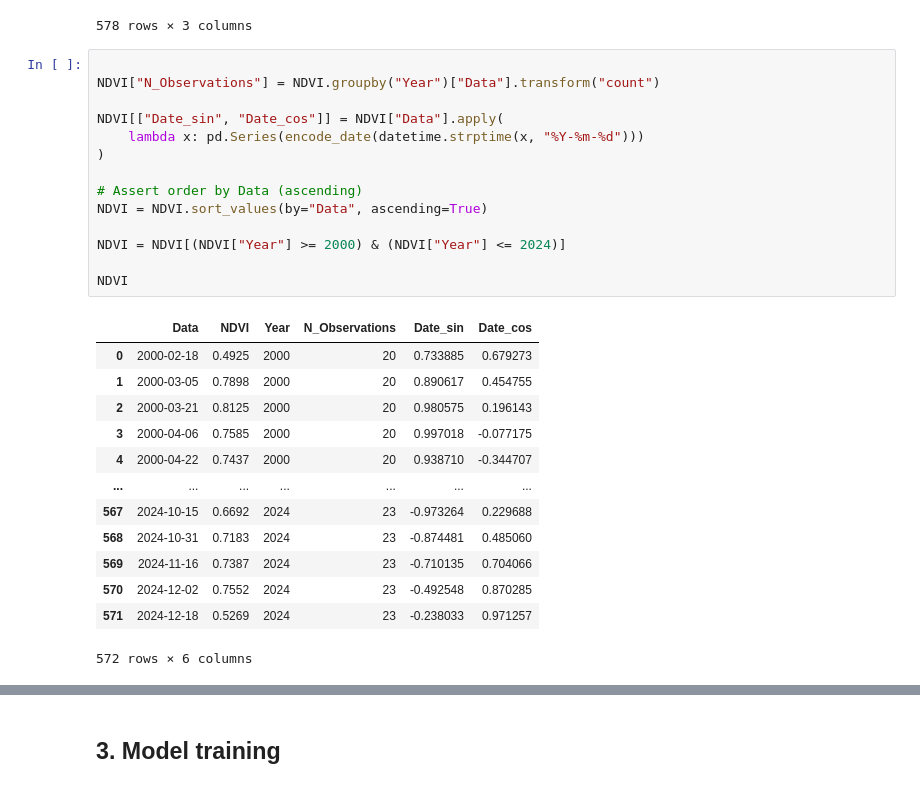
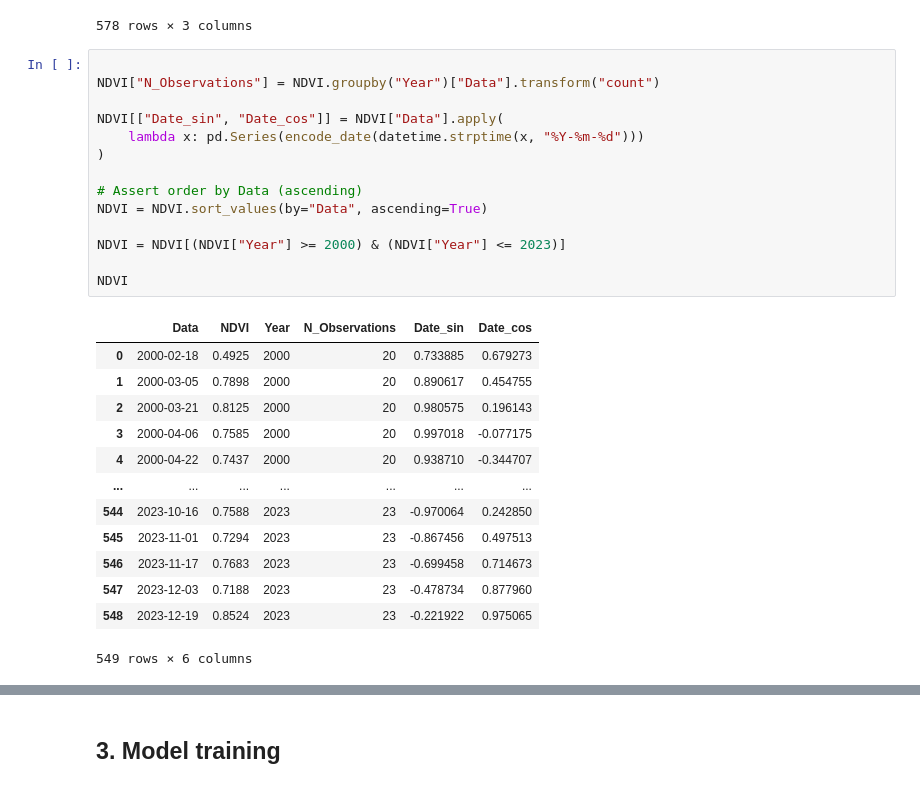
Before and after one commit to luisfuturist/ec-ingredion-2, a Jupyter notebook: src/2. Prediction.ipynb, the cells around one changed output, grey strips where cells are left out. Saved outputs shown, nothing was run; the diff lists cells and outputs as text.

```diff
--- a/src/2. Prediction.ipynb
+++ b/src/2. Prediction.ipynb
@@ -87,30 +92,30 @@ NDVI
 # %%
 
 NDVI["N_Observations"] = NDVI.groupby("Year")["Data"].transform("count")
 
 NDVI[["Date_sin", "Date_cos"]] = NDVI["Data"].apply(
     lambda x: pd.Series(encode_date(datetime.strptime(x, "%Y-%m-%d")))
 )
 
 # Assert order by Data (ascending)
 NDVI = NDVI.sort_values(by="Data", ascending=True)
 
-NDVI = NDVI[(NDVI["Year"] >= 2000) & (NDVI["Year"] <= 2024)]
+NDVI = NDVI[(NDVI["Year"] >= 2000) & (NDVI["Year"] <= 2023)]
 
 NDVI
 # %% [output]
 |  | Data | NDVI | Year | N_Observations | Date_sin | Date_cos |
 | 0 | 2000-02-18 | 0.4925 | 2000 | 20 | 0.733885 | 0.679273 |
 | 1 | 2000-03-05 | 0.7898 | 2000 | 20 | 0.890617 | 0.454755 |
 | 2 | 2000-03-21 | 0.8125 | 2000 | 20 | 0.980575 | 0.196143 |
 | 3 | 2000-04-06 | 0.7585 | 2000 | 20 | 0.997018 | -0.077175 |
 | 4 | 2000-04-22 | 0.7437 | 2000 | 20 | 0.938710 | -0.344707 |
 | ... | ... | ... | ... | ... | ... | ... |
-| 567 | 2024-10-15 | 0.6692 | 2024 | 23 | -0.973264 | 0.229688 |
-| 568 | 2024-10-31 | 0.7183 | 2024 | 23 | -0.874481 | 0.485060 |
-| 569 | 2024-11-16 | 0.7387 | 2024 | 23 | -0.710135 | 0.704066 |
-| 570 | 2024-12-02 | 0.7552 | 2024 | 23 | -0.492548 | 0.870285 |
-| 571 | 2024-12-18 | 0.5269 | 2024 | 23 | -0.238033 | 0.971257 |
+| 544 | 2023-10-16 | 0.7588 | 2023 | 23 | -0.970064 | 0.242850 |
+| 545 | 2023-11-01 | 0.7294 | 2023 | 23 | -0.867456 | 0.497513 |
+| 546 | 2023-11-17 | 0.7683 | 2023 | 23 | -0.699458 | 0.714673 |
+| 547 | 2023-12-03 | 0.7188 | 2023 | 23 | -0.478734 | 0.877960 |
+| 548 | 2023-12-19 | 0.8524 | 2023 | 23 | -0.221922 | 0.975065 |
-572 rows × 6 columns
+549 rows × 6 columns
 # %%
 PROD = pd.read_csv(PROD_PATH)
```
Also changed, not shown: parts of 20 cells of this notebook.
